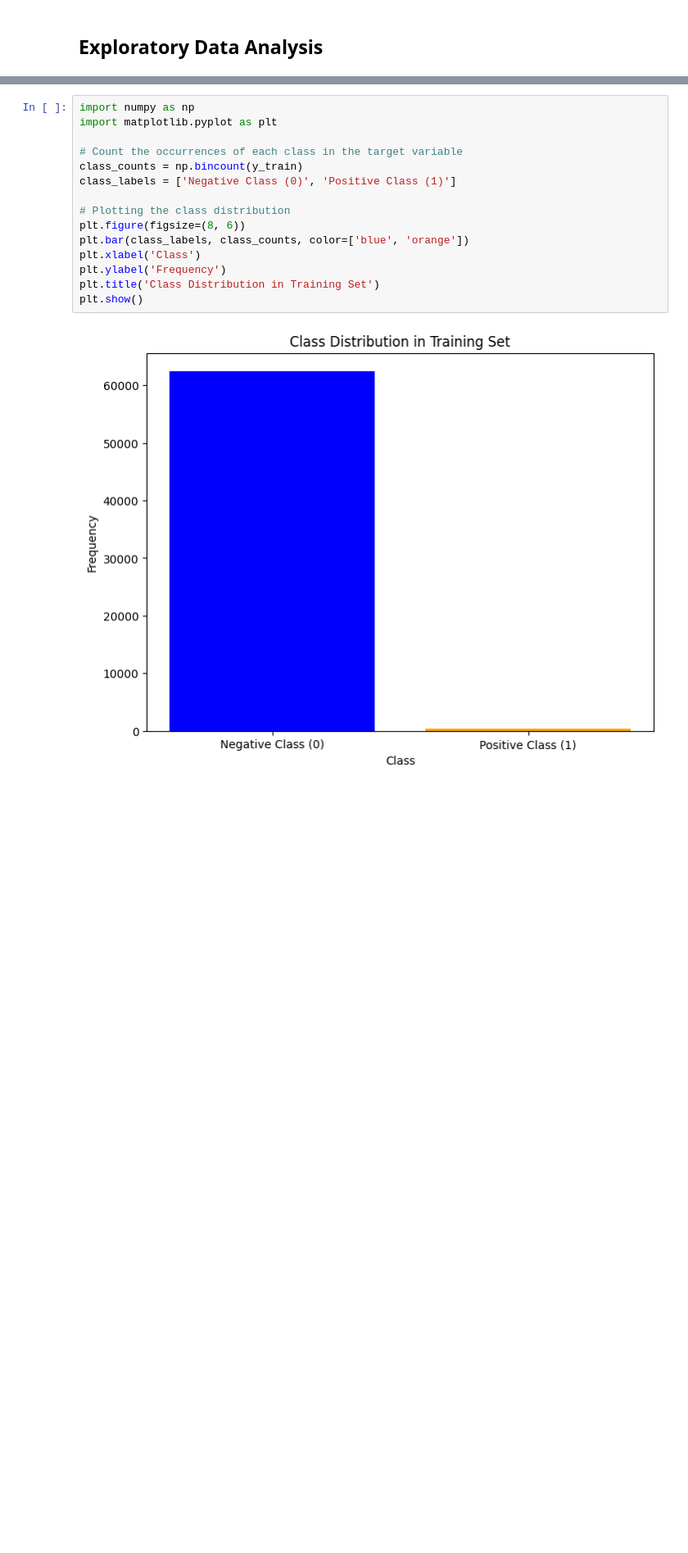
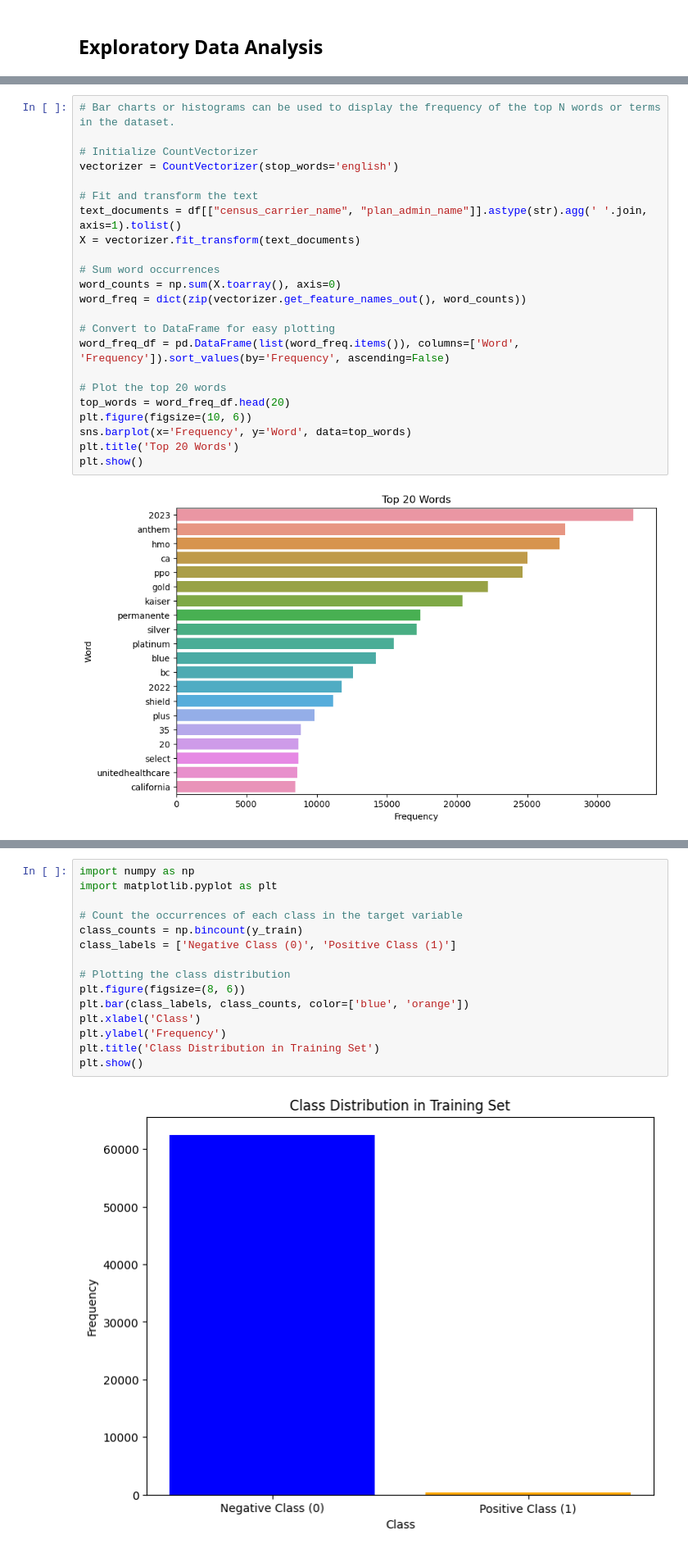
Before and after one commit to Kieran-Shaw/match-plans, a Jupyter notebook: notebooks/match-plans.ipynb, the cells around one changed output, grey strips where cells are left out. Shown at 82% size. Cells and saved outputs as stored; diff of their text form; blank space fills up the shorter version.

```diff
--- a/notebooks/match-plans.ipynb
+++ b/notebooks/match-plans.ipynb
@@ -698,0 +348,25 @@ print(f"Best score from Grid Search: {best_score:.4f}")
+# %%
+# Bar charts or histograms can be used to display the frequency of the top N words or terms in the dataset.
+
+# Initialize CountVectorizer
+vectorizer = CountVectorizer(stop_words='english')
+
+# Fit and transform the text
+text_documents = df[["census_carrier_name", "plan_admin_name"]].astype(str).agg(' '.join, axis=1).tolist()
+X = vectorizer.fit_transform(text_documents)
+
+# Sum word occurrences
+word_counts = np.sum(X.toarray(), axis=0)
+word_freq = dict(zip(vectorizer.get_feature_names_out(), word_counts))
+
+# Convert to DataFrame for easy plotting
+word_freq_df = pd.DataFrame(list(word_freq.items()), columns=['Word', 'Frequency']).sort_values(by='Frequency', ascending=False)
+
+# Plot the top 20 words
+top_words = word_freq_df.head(20)
+plt.figure(figsize=(10, 6))
+sns.barplot(x='Frequency', y='Word', data=top_words)
+plt.title('Top 20 Words')
+plt.show()
+# %% [output]
+[figure, added]
```
Also changed, not shown: parts of 55 cells of this notebook, 7 other files.
